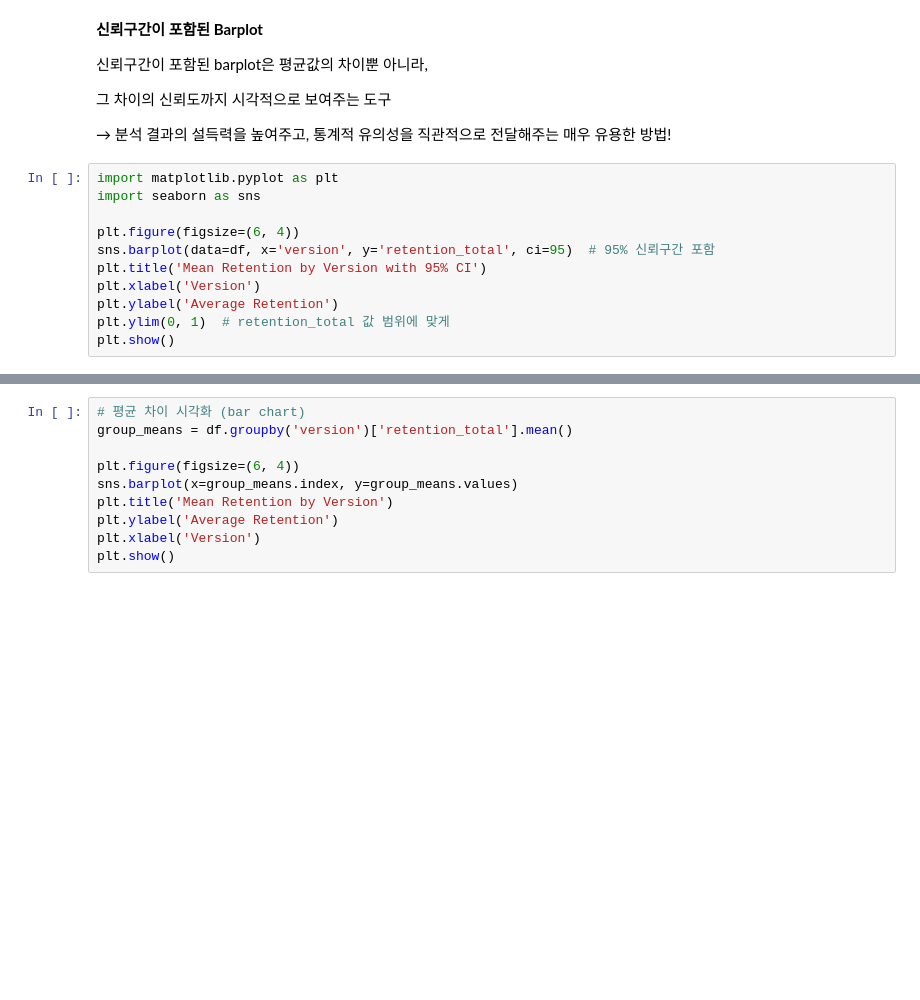
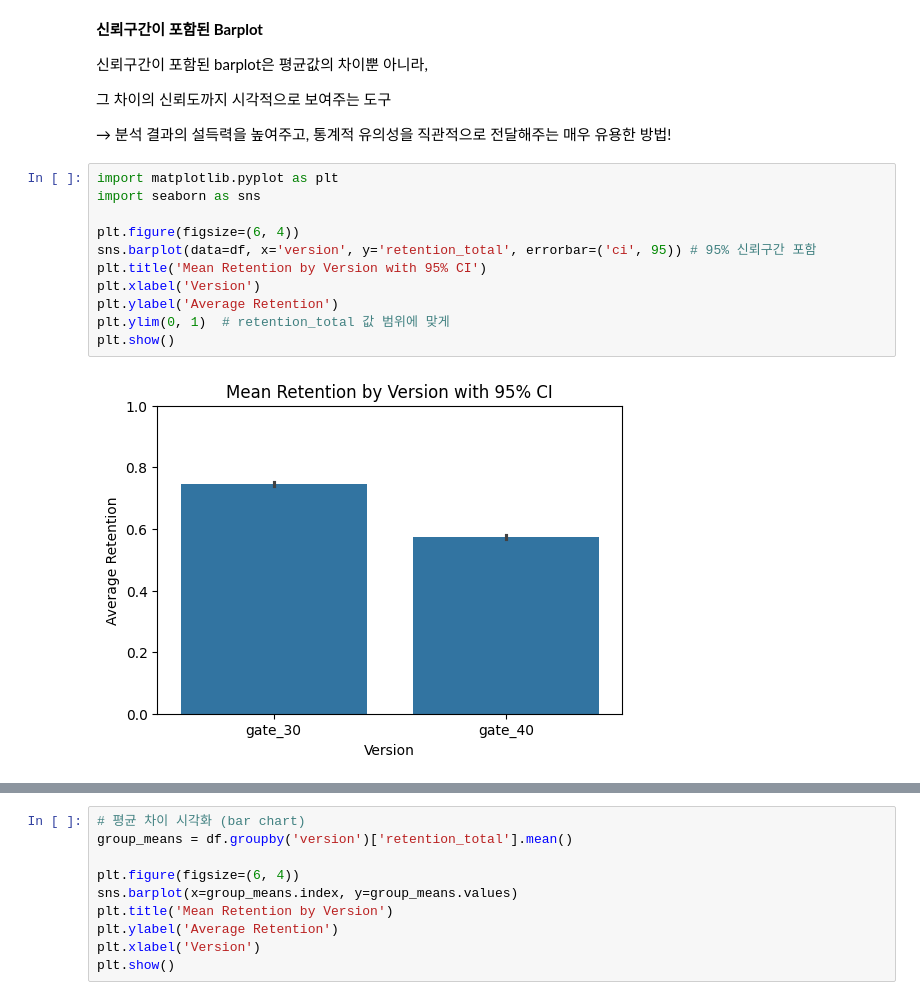
Before and after one commit to SeounghwanPark/first-repository, a Jupyter notebook: MQ07_C2_0404.ipynb, the cells around one changed output, grey strips where cells are left out. Saved outputs shown, nothing was run; the diff lists cells and outputs as text; blank space fills up the shorter version.

```diff
--- a/MQ07_C2_0404.ipynb
+++ b/MQ07_C2_0404.ipynb
@@ -178,11 +220,13 @@ gate_30 버전을 유지하거나, gate_40을 개선하는 방향이 필요
 # %%
 import matplotlib.pyplot as plt
 import seaborn as sns
 
 plt.figure(figsize=(6, 4))
-sns.barplot(data=df, x='version', y='retention_total', ci=95)  # 95% 신뢰구간 포함
+sns.barplot(data=df, x='version', y='retention_total', errorbar=('ci', 95)) # 95% 신뢰구간 포함
 plt.title('Mean Retention by Version with 95% CI')
 plt.xlabel('Version')
 plt.ylabel('Average Retention')
 plt.ylim(0, 1)  # retention_total 값 범위에 맞게
 plt.show()
+# %% [output]
+[figure, added]
```
Also changed, not shown: parts of 13 cells of this notebook.
